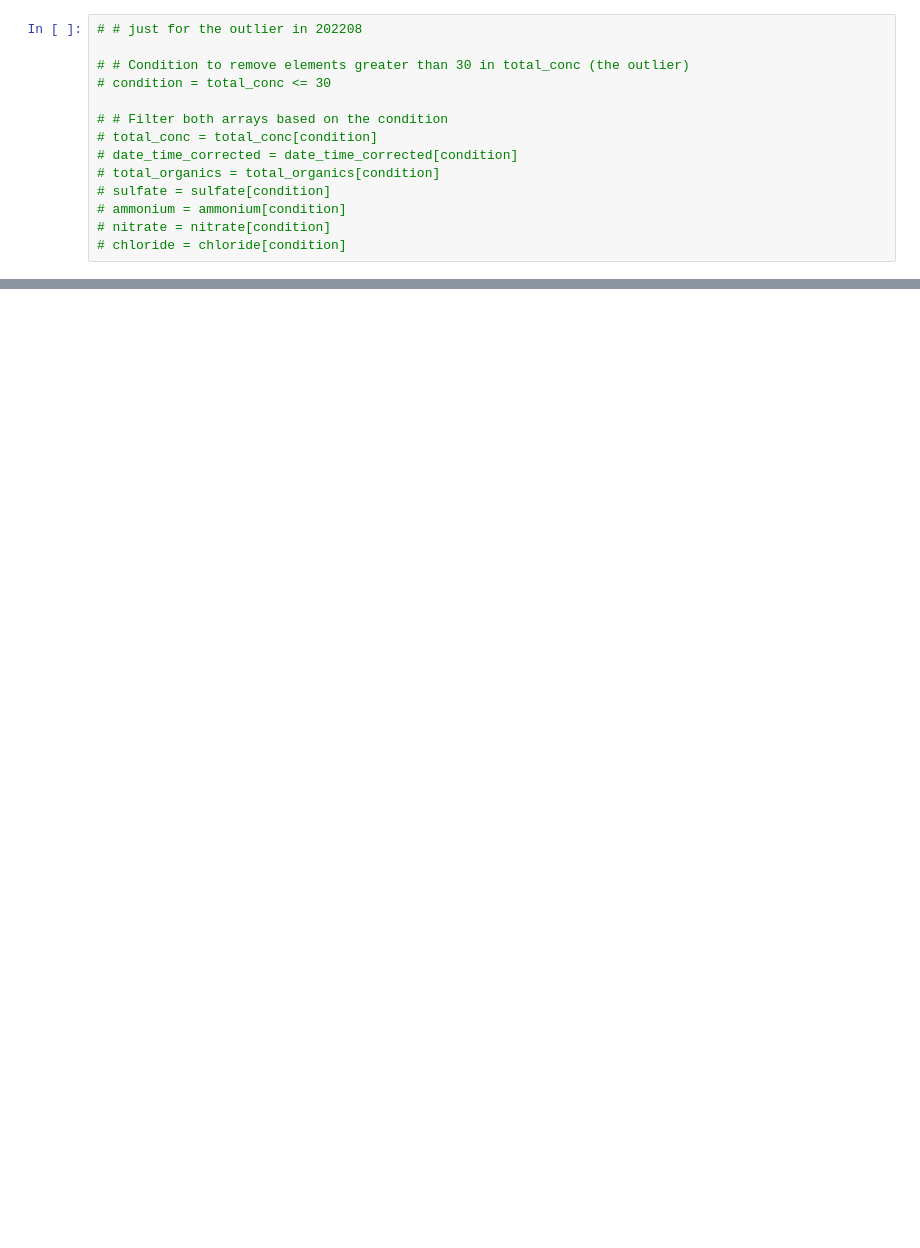
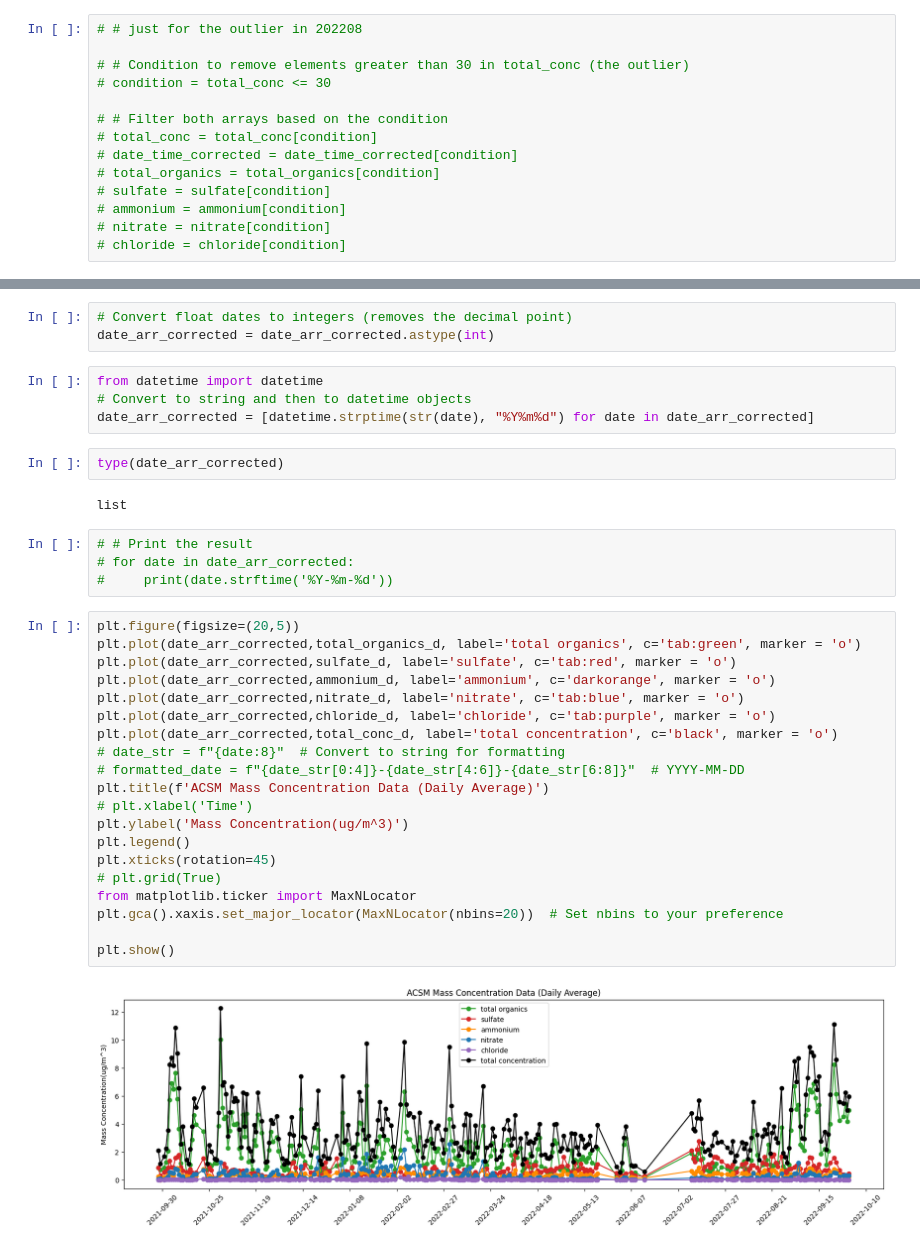
Before and after one commit to YiwenHou/HTDMA-Modeling, a Jupyter notebook: acsm1.ipynb, the cells around one changed output, grey strips where cells are left out. Drawn from its saved outputs; the diff is of its cells as text; blank space fills up the shorter version.

```diff
--- a/acsm1.ipynb
+++ b/acsm1.ipynb
@@ -354,0 +228,37 @@ total_conc_d[113]
+# %%
+# Convert float dates to integers (removes the decimal point)
+date_arr_corrected = date_arr_corrected.astype(int)
+# %%
+from datetime import datetime
+# Convert to string and then to datetime objects
+date_arr_corrected = [datetime.strptime(str(date), "%Y%m%d") for date in date_arr_corrected]
+# %%
+type(date_arr_corrected)
+# %% [output]
+list
+# %%
+# # Print the result
+# for date in date_arr_corrected:
+#     print(date.strftime('%Y-%m-%d'))
+# %%
+plt.figure(figsize=(20,5))
+plt.plot(date_arr_corrected,total_organics_d, label='total organics', c='tab:green', marker = 'o')
+plt.plot(date_arr_corrected,sulfate_d, label='sulfate', c='tab:red', marker = 'o')
+plt.plot(date_arr_corrected,ammonium_d, label='ammonium', c='darkorange', marker = 'o')
+plt.plot(date_arr_corrected,nitrate_d, label='nitrate', c='tab:blue', marker = 'o')
+plt.plot(date_arr_corrected,chloride_d, label='chloride', c='tab:purple', marker = 'o')
+plt.plot(date_arr_corrected,total_conc_d, label='total concentration', c='black', marker = 'o')
+# date_str = f"{date:8}"  # Convert to string for formatting
+# formatted_date = f"{date_str[0:4]}-{date_str[4:6]}-{date_str[6:8]}"  # YYYY-MM-DD
+plt.title(f'ACSM Mass Concentration Data (Daily Average)')
+# plt.xlabel('Time')
+plt.ylabel('Mass Concentration(ug/m^3)')
+plt.legend()
+plt.xticks(rotation=45)
+# plt.grid(True)
+from matplotlib.ticker import MaxNLocator
+plt.gca().xaxis.set_major_locator(MaxNLocator(nbins=20))  # Set nbins to your preference
+
+plt.show()
+# %% [output]
+[figure, added]
```
Also changed, not shown: parts of 33 cells of this notebook, 6 other files.
